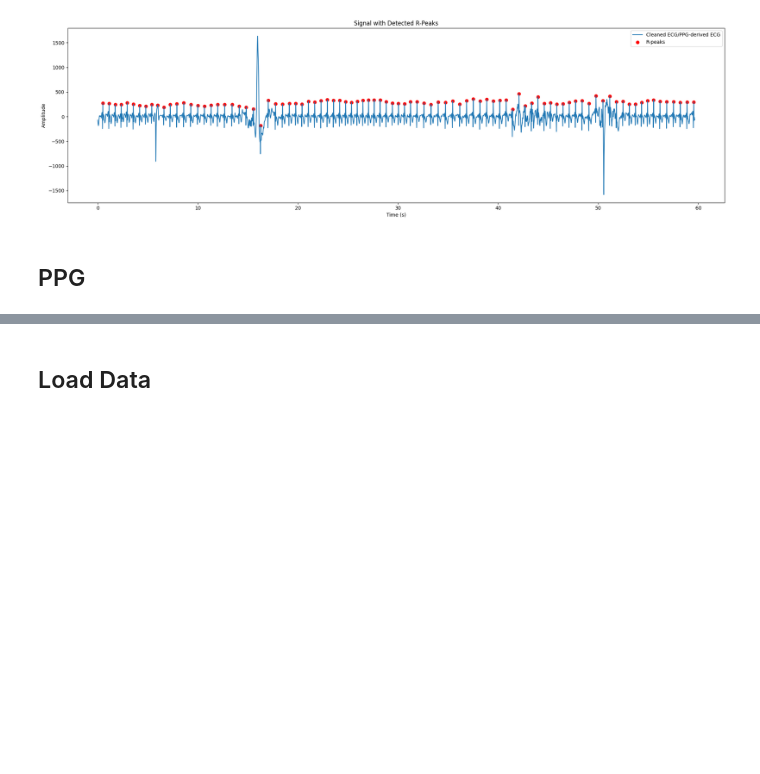
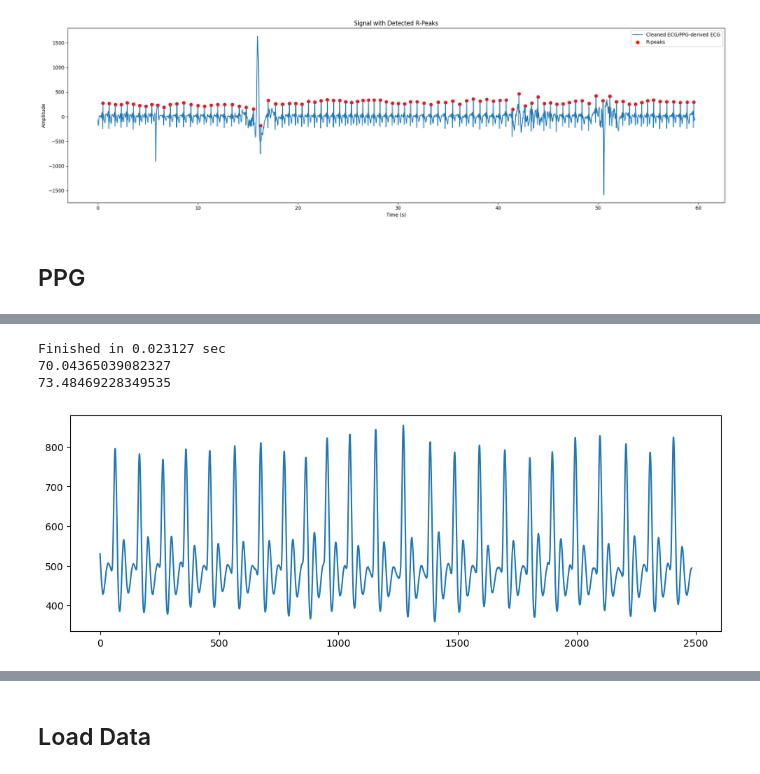
Before and after one commit to ConnorIrvine/Capstone, a Jupyter notebook: Python/python_code/sensor_to_hrv/hrv.ipynb, the cells around one changed output, grey strips where cells are left out. Drawn from its saved outputs; the diff is of its cells as text; code cells hidden in the pictures; blank space fills up the shorter version.

```diff
--- a/Python/python_code/sensor_to_hrv/hrv.ipynb
+++ b/Python/python_code/sensor_to_hrv/hrv.ipynb
@@ -84,0 +85,28 @@ nk.ppg_plot(signals, info)
+# %%
+import heartpy as hp
+
+# dataheartpy = hp.load_exampledata(0)
+# fs = 100.0 #example file 0 is sampled at 100.0 Hz
+
+working_data, measures = hp.process(ppg, fs, report_time=True)
+
+print(measures['bpm']) #returns BPM value
+print(measures['rmssd']) # returns RMSSD HRV measure
+# %% [output]
+Finished in 0.023127 sec
+70.04365039082327
+73.48469228349535
+# %%
+#First let's import
+import heartpy as hp
+import matplotlib.pyplot as plt
+
+#first let's load the clean PPG signal
+data, timer = hp.load_exampledata(0)
+
+#and visualise
+plt.figure(figsize=(12,4))
+plt.plot(data)
+plt.show()
+# %% [output]
+[figure, added]
```
Also changed, not shown: parts of 6 cells of this notebook.
